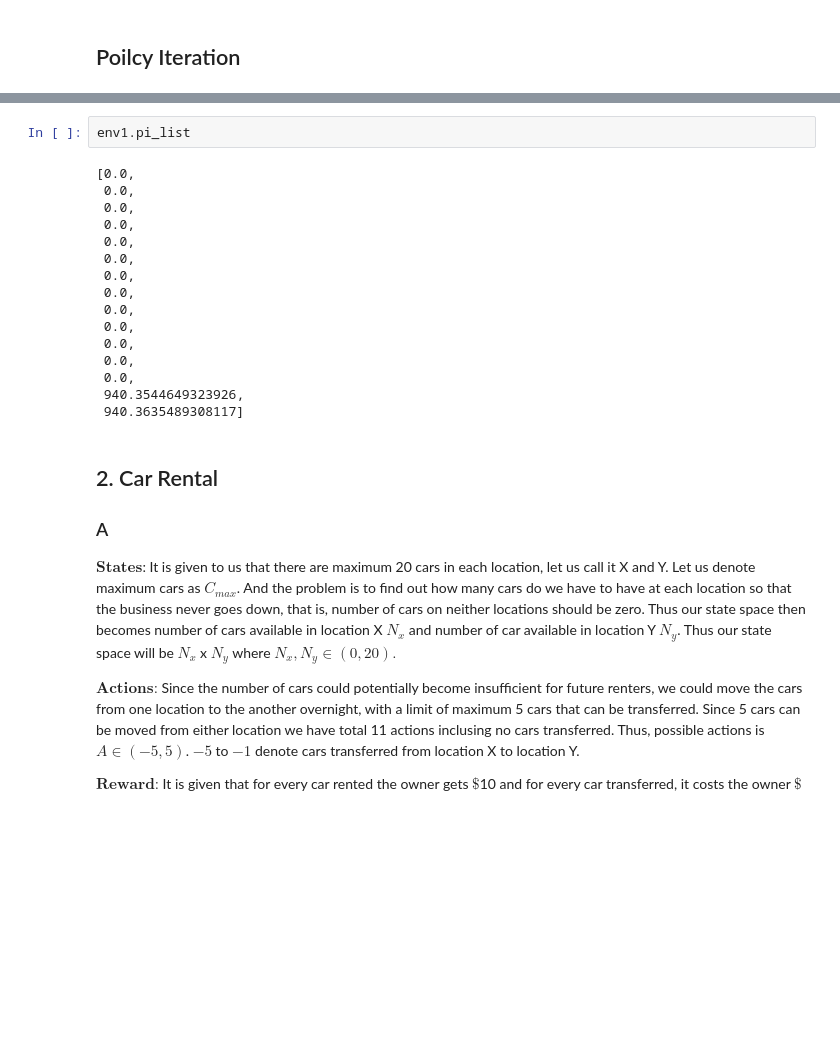
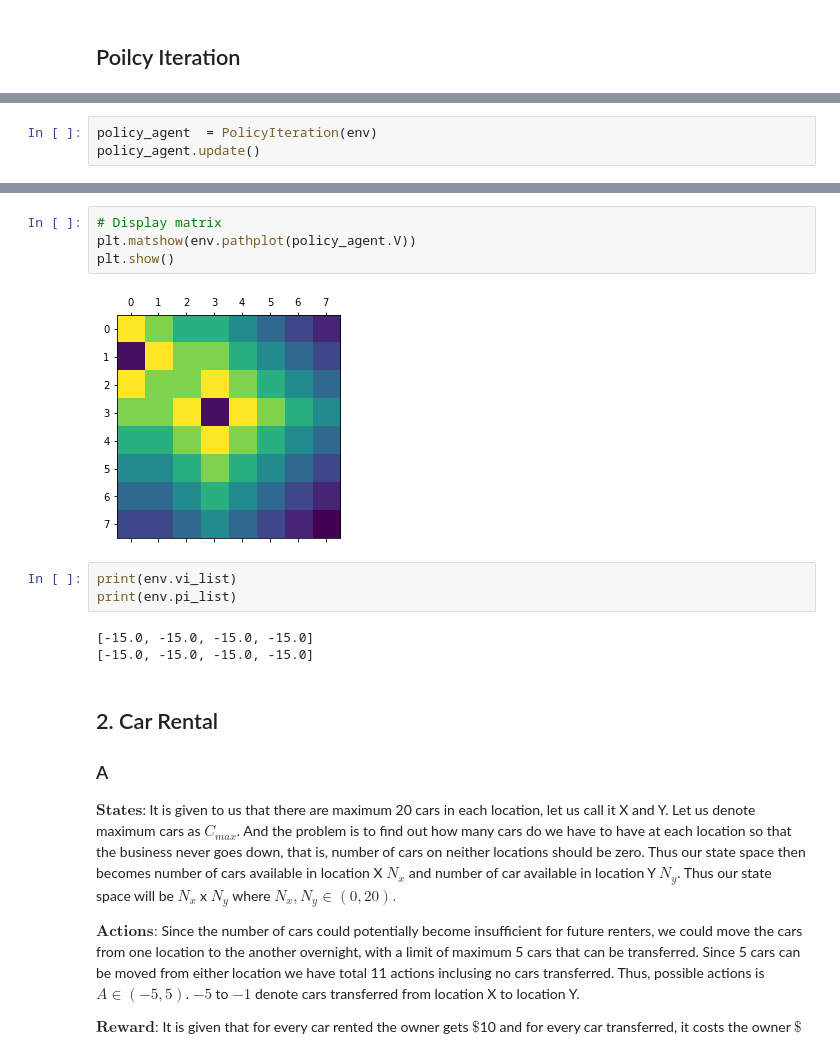
Before and after one commit to devloper13/Topics-in-Machine-Learning, a Jupyter notebook: main.ipynb, the cells around one changed output, grey strips where cells are left out. Cells and saved outputs as stored; diff of their text form; blank space fills up the shorter version.

```diff
--- a/main.ipynb
+++ b/main.ipynb
@@ -282 +310,4 @@ agent.update()
+# %%
+policy_agent  = PolicyIteration(env)
+policy_agent.update()
 # %%
@@ -315,21 +352,15 @@ plt.show()
-# %%
-env1.pi_list
-# %% [output]
-[0.0,
- 0.0,
- 0.0,
- 0.0,
- 0.0,
- 0.0,
- 0.0,
- 0.0,
- 0.0,
- 0.0,
- 0.0,
- 0.0,
- 0.0,
- 940.3544649323926,
- 940.3635489308117]
+# %%
+# Display matrix
+plt.matshow(env.pathplot(policy_agent.V))
+plt.show()
+# %% [output]
+[figure, added]
+# %%
+print(env.vi_list)
+print(env.pi_list)
+# %% [output]
+[-15.0, -15.0, -15.0, -15.0]
+[-15.0, -15.0, -15.0, -15.0]
 # %% [markdown]
 ## 2. Car Rental
 
```
Also changed, not shown: parts of 13 cells of this notebook.
